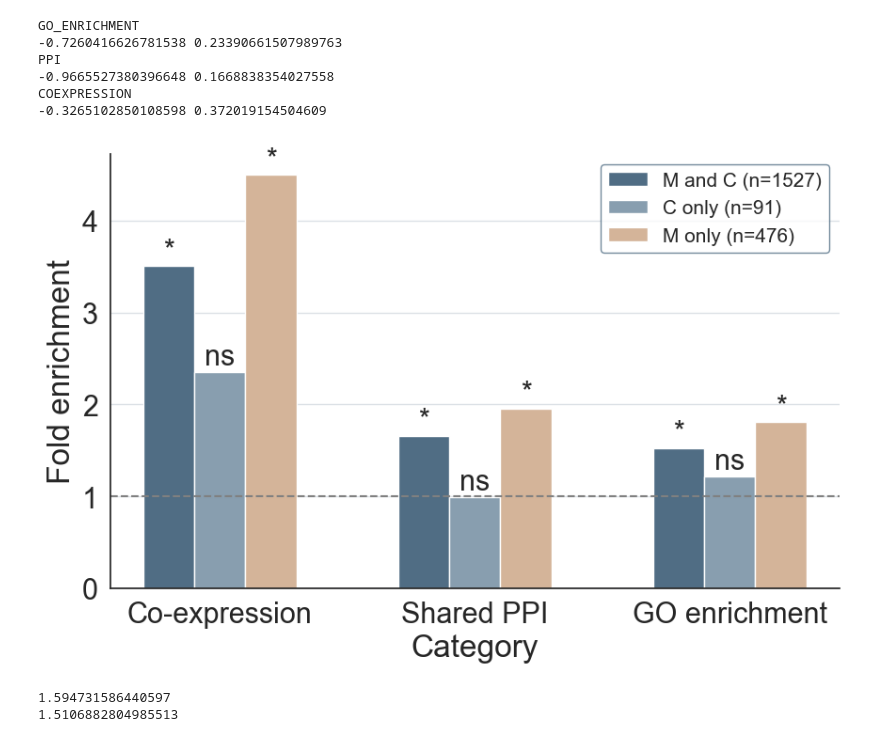
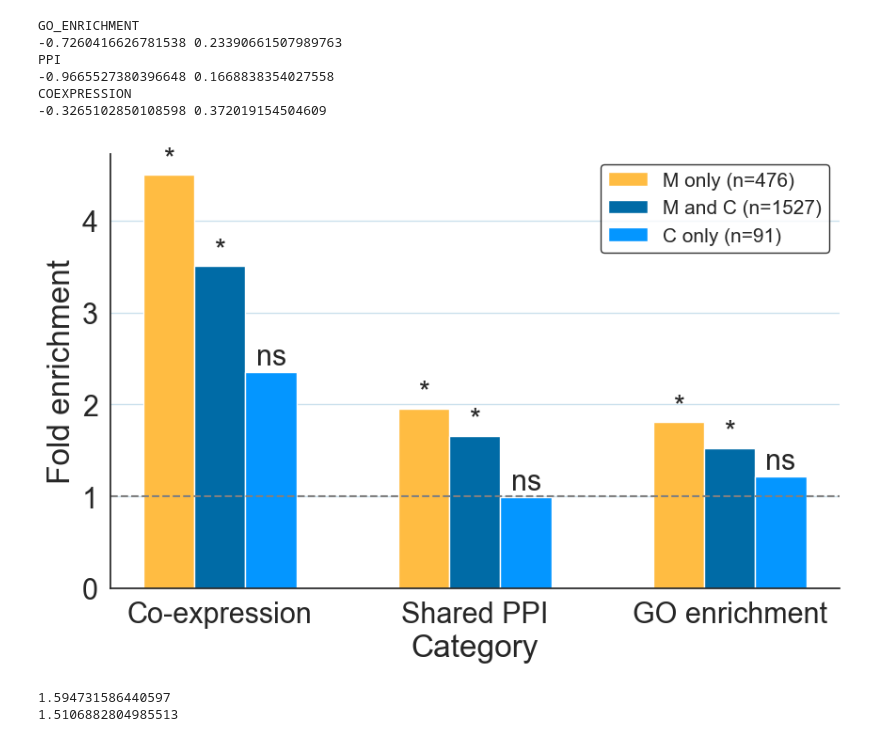
Before and after one commit to brian-arnold/epistasis_reanalysis, a Jupyter notebook: yeast_screens/Kuzmin_data_analysis_cp.ipynb, the cells around one changed output. Cells and saved outputs as stored; diff of their text form; code cells hidden in the pictures.

```diff
--- a/yeast_screens/Kuzmin_data_analysis_cp.ipynb
+++ b/yeast_screens/Kuzmin_data_analysis_cp.ipynb
@@ -269,6 +258,7 @@ df.loc[df['f_jk_2'] < 0, ['f_jk_2']] = np.nan
 
 df.loc[:,'e_ik_mult2'] = df.f_ik_2/(df.f_i*df.f_k)
 df.loc[:,'e_jk_mult2'] = df.f_jk_2/(df.f_j*df.f_k)
+df.loc[:,'e_ij_mult'] = df.f_ij/(df.f_i*df.f_j)
 
 df.loc[:, 'tau_cumulant2'] = df.double_triple_mutant_fitness + 2*df.f_i*df.f_j*df.f_k - df.f_i*df.f_jk_2 - df.f_j*df.f_ik_2 - df.f_k*df.f_ij
 
@@ -452,7 +452,8 @@ pd.DataFrame.from_dict(results)
 # %%
-overlap_color = "#506D84"
-only_mult_color = "#D4B499"
-only_reported_color = "#889EAF"
+overlap_color = "#006BA6"
+only_mult_color = "#FFBC42"
+only_reported_color = "#0496FF"
+
 
 only_mult_venn, only_reported_venn, overlap_venn = None, None, None
 # copy values since similar names get used elsewhere in notebook
@@ -525,12 +526,10 @@ num_physical_interactions, oneplus_physical_interactions, twoplus_physical_inter
 #df['twoplus_physical_interactions'] = df['alleles'].map(twoplus_physical_interactions)
 df['three_physical_interactions'] = df['alleles'].map(three_physical_interactions)
 
-#print()
-#print(df['num_physical_interactions'].value_counts())
-
 physical_pairwise_interactions_dict = db.collect_interactions_in_dict(db_interactions, 'official_symbol_interactor_a', 'official_symbol_interactor_b')
 three_shared_physical_interactions = db.count_shared_interactions_in_dict(df, physical_pairwise_interactions_dict, 1)
 df['three_shared_physical_interactions'] = df['alleles'].map(three_shared_physical_interactions)
+df['num_physical_interactions'] = df['alleles'].map(num_physical_interactions)
 # %%
 overlap, only_reported, only_mult, all_reported, all_mult = enrich.outlier_enrichment(df[df.pval < p], "negative", enrich.fraction_three_shared, multiplicative, tau_mult_sig_val)
 # since all_mult has more observations than all_reported, treat all_mult as the "population" and all_reported as the "sample" for the hypergeometric test
@@ -727,7 +726,8 @@ funcs = [enrich.fraction_coex_twoplus, enrich.fraction_three_shared, enrich.alle
 for func in funcs:
     genome_wide = func(df)
     overlap, only_reported, only_mult, all_reported, all_mult = enrich.outlier_enrichment(df[df.pval < p], "negative", func, multiplicative, tau_mult_sig_val)
-    d1 = [overlap['frac']/genome_wide['frac'], only_reported['frac']/genome_wide['frac'], only_mult['frac']/genome_wide['frac']]
+    #d1 = [overlap['frac']/genome_wide['frac'], only_reported['frac']/genome_wide['frac'], only_mult['frac']/genome_wide['frac']]
+    d1 = [only_mult['frac']/genome_wide['frac'], overlap['frac']/genome_wide['frac'], only_reported['frac']/genome_wide['frac']]
     d2 = [all_reported['frac']/genome_wide['frac'], all_mult['frac']/genome_wide['frac']]
     data1.append(d1)
     data2.append(d2)
@@ -740,60 +740,60 @@ plt.rcParams.update({'font.size': 22})
 fig, axs = plt.subplots(figsize=(10,6))
 
 # data:
-# rows are data category (overlap, only reported, only mult),
+# rows are data category (only mult, overlap, only reported),
 # cols are analysis (coex, PPI, GO)
 x = np.arange(len(data1[0]))
 width = 0.2
-plt.bar(x-width, data1[0], width, color=overlap_color) # plots first analysis across all data categories (coex, PPI, GO)
-plt.bar(x, data1[1], width, color=only_reported_color)
-plt.bar(x+width, data1[2], width, color=only_mult_color)
+plt.bar(x-width, data1[0], width, color=only_mult_color) # plots first analysis across all data categories (coex, PPI, GO)
+plt.bar(x, data1[1], width, color=overlap_color)
+plt.bar(x+width, data1[2], width, color=only_reported_color)
 
 plt.xticks(x, ['Co-expression', 'Shared PPI', 'GO enrichment'])
 plt.xlabel("Category")
 plt.ylabel("Fold enrichment")
-plt.legend([f"M and C (n={results['number'][0]})",
-            f"C only (n={results['number'][1]})",
-            f"M only (n={results['number'][2]})"], loc='upper right', prop={'size':15}, edgecolor=overlap_color)
+plt.legend([f"M only (n={results['number'][0]})",
+            f"M and C (n={results['number'][1]})",
+            f"C only (n={results['number'][2]})"], loc='upper right', prop={'size':15}, edgecolor="black")
 #plt.title("Negative interactions")
 plt.axhline(1, linestyle="--", color="gray")
 plt.grid(visible=True, axis='y', alpha=0.2, color=overlap_color)
 
 sns.despine()
 
 # add annotations for statistical significance
 analyses = ["coex", "ppi", "go"]
 for column in range(len(data1[0])):
     analysis = analyses[column]
     if dataset == "Kuzmin2020":
         # for 2020 data:
         # overlap and only_mult significant for all analyses, only_reported not significant for all analyses
         # this is the cae when pval threshold is 0.05 or 1
         plt.text(column-width, data1[0][column]+0.02, "*", ha='center', va='bottom')
-        plt.text(column, data1[1][column]+0.02, "ns", ha='center', va='bottom')
-        plt.text(column+width, data1[2][column]+0.02, "*", ha='center', va='bottom')
+        plt.text(column, data1[1][column]+0.02, "*", ha='center', va='bottom')
+        plt.text(column+width, data1[2][column]+0.02, "ns", ha='center', va='bottom')
     elif dataset == "Kuzmin2018":
         # for 2018 data:
         # overlap significant for all, only_mult significant only for GO and PPI, only_reported only significant for GO
         if analysis == "coex":
-            plt.text(column-width, data1[0][column]+0.02, "*", ha='center', va='bottom') # overlap
-            plt.text(column, data1[1][column]+0.02, "ns", ha='center', va='bottom') # only_reported
-            plt.text(column+width, data1[2][column]+0.02, "ns", ha='center', va='bottom') # only_mult
+            plt.text(column-width, data1[0][column]+0.02, "ns", ha='center', va='bottom') # only_mult
+            plt.text(column, data1[1][column]+0.02, "*", ha='center', va='bottom') # overlap
+            plt.text(column+width, data1[2][column]+0.02, "ns", ha='center', va='bottom') # only_reported
         if analysis == "ppi":
-            plt.text(column-width, data1[0][column]+0.02, "*", ha='center', va='bottom') # overlap
-            plt.text(column, data1[1][column]+0.02, "ns", ha='center', va='bottom') # only_reported
-            plt.text(column+width, data1[2][column]+0.02, "*", ha='center', va='bottom') # only_mult
+            plt.text(column-width, data1[0][column]+0.02, "*", ha='center', va='bottom') # only_mult
+            plt.text(column, data1[1][column]+0.02, "*", ha='center', va='bottom') # overlap
+            plt.text(column+width, data1[2][column]+0.02, "ns", ha='center', va='bottom') # only_reported
         if analysis == "go":
-            plt.text(column-width, data1[0][column]+0.02, "*", ha='center', va='bottom') # overlap
+            plt.text(column+width, data1[0][column]+0.02, "*", ha='center', va='bottom') # only_mult
+            plt.text(column-width, data1[1][column]+0.02, "*", ha='center', va='bottom') # overlap
             if p==1:
-                plt.text(column, data1[1][column]+0.02, "ns", ha='center', va='bottom') # only_reported
+                plt.text(column, data1[2][column]+0.02, "ns", ha='center', va='bottom') # only_reported
             else:
-                plt.text(column, data1[1][column]+0.02, "*", ha='center', va='bottom') # only_reported
-            plt.text(column+width, data1[2][column]+0.02, "*", ha='center', va='bottom') # only_mult
+                plt.text(column, data1[2][column]+0.02, "*", ha='center', va='bottom') # only_reported
 
 #plt.show()
 plt.savefig('/Users/bjarnold/Princeton_DataX/Epistasis/higher_order_reanalysis/yeast_screens/figs/panels_tmp/barpot_by_category.pdf')
 # %% [output]
-[figure, old version]
+[figure, new version]
 # %%
 funcs =  enrich.alleles_2_go_enrichment
 genome_wide = func(df)
```
Also changed, not shown: parts of 34 cells of this notebook, 21 other files.
